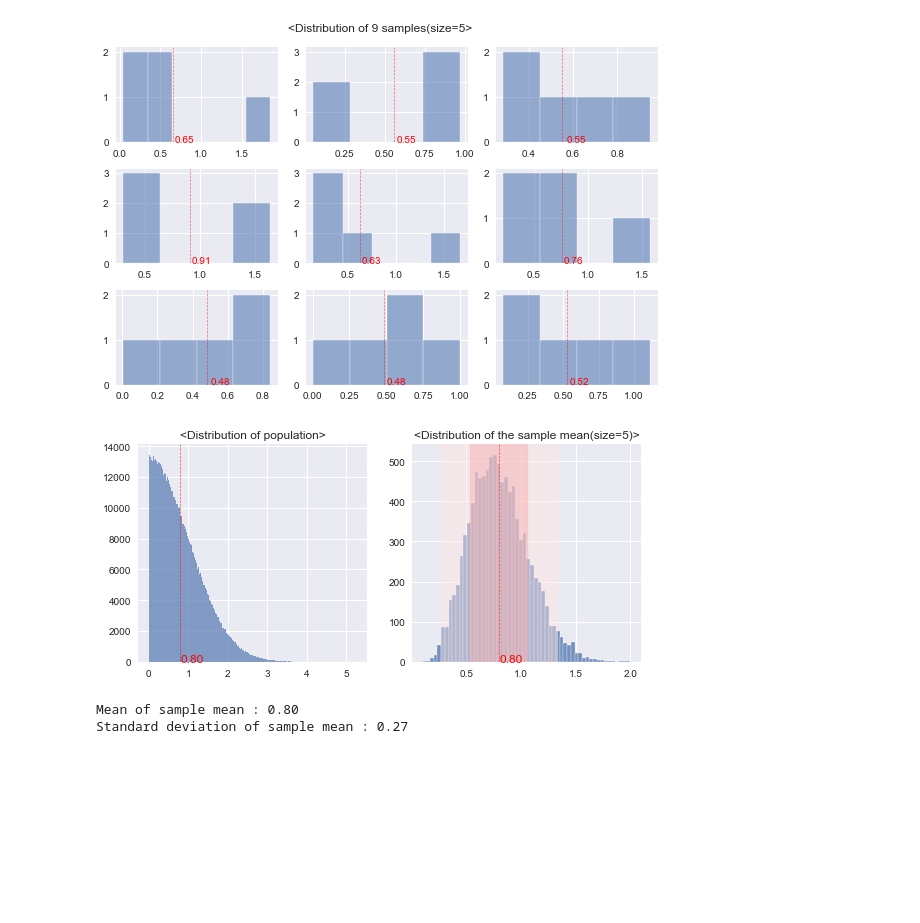
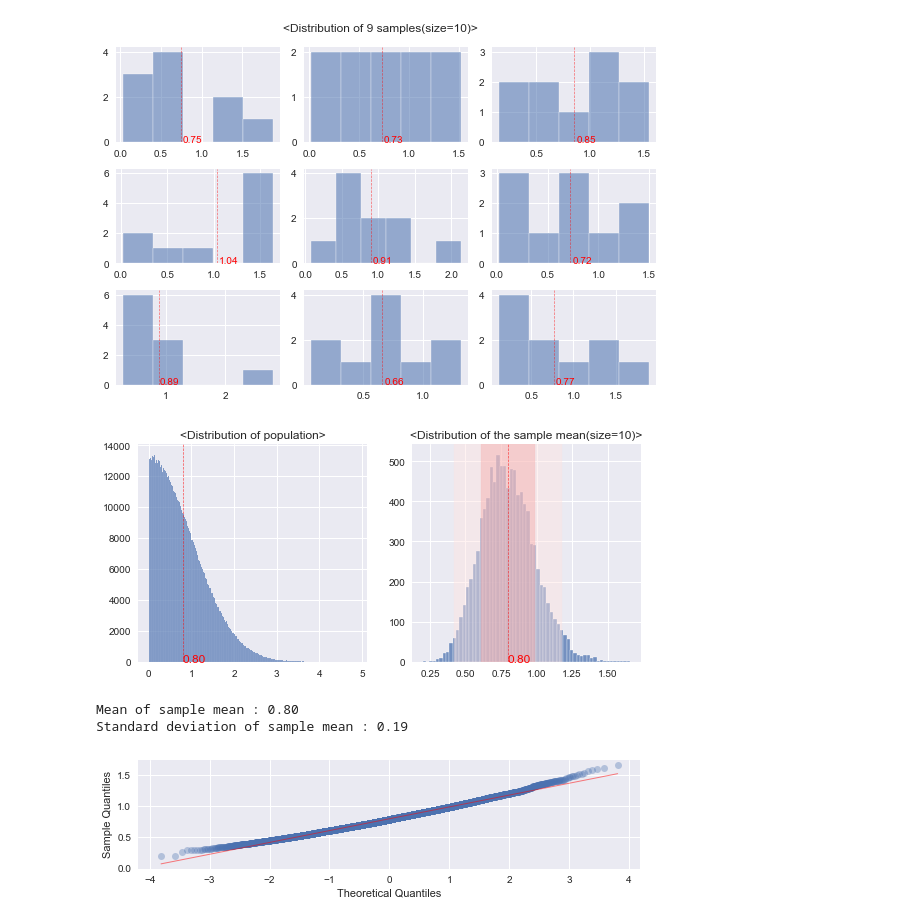
Before and after one commit to sw-song/TIL, a Jupyter notebook: Statistics/central_limit_theorem.ipynb, the cells around one changed output. Saved outputs shown, nothing was run; the diff lists cells and outputs as text; code cells hidden in the pictures; blank space fills up the shorter version.

```diff
--- a/Statistics/central_limit_theorem.ipynb
+++ b/Statistics/central_limit_theorem.ipynb
@@ -19,7 +19,7 @@ def show_sample_dist(N, size):
         plt.axvline(np.mean(data), linestyle='--', c='r', alpha=0.55, linewidth=0.7)
         plt.text(x=np.mean(data)+0.02, y=0, s=f'{np.mean(data):.2f}', c='r', size=10)
         plt.ylabel('')
-    plt.suptitle(f'<Distribution of 9 samples(size={size}>')
+    plt.suptitle(f'<Distribution of 9 samples(size={size})>')
     plt.tight_layout()
     plt.show()
 
@@ -51,6 +51,14 @@ def show_sample_dist(N, size):
     plt.show()
     print(f'Mean of sample mean : {mean:.2f}')
     print(f'Standard deviation of sample mean : {std:.2f}')
+
+    plt.figure(figsize=(9,2))
+    (osm, osr), (slope, intercept, r) = stats.probplot(mean_list, dist=stats.norm, plot=None)
+    plt.plot(osm, osr, 'o', alpha=0.35)
+    plt.plot(osm, slope*osm+intercept, 'r', alpha=0.5, linewidth=1)
+    plt.xlabel('Theoretical Quantiles')
+    plt.ylabel('Sample Quantiles')
+    plt.show()
 # %%
 show_sample_dist(N=10000, size=1)
 # %% [output]
@@ -61,10 +70,11 @@ Standard deviation of sample mean : 0.60
 # %%
-show_sample_dist(N=10000, size=5)
+show_sample_dist(N=10000, size=10)
 # %% [output]
-[figure, old version]
+[figure, new version]
-[figure, old version]
+[figure, new version]
 Mean of sample mean : 0.80
-Standard deviation of sample mean : 0.27
+Standard deviation of sample mean : 0.19
+[figure, added]
 # %%
 show_sample_dist(N=10000, size=10)
 # %% [output]
```
Also changed, not shown: parts of 5 cells of this notebook.
